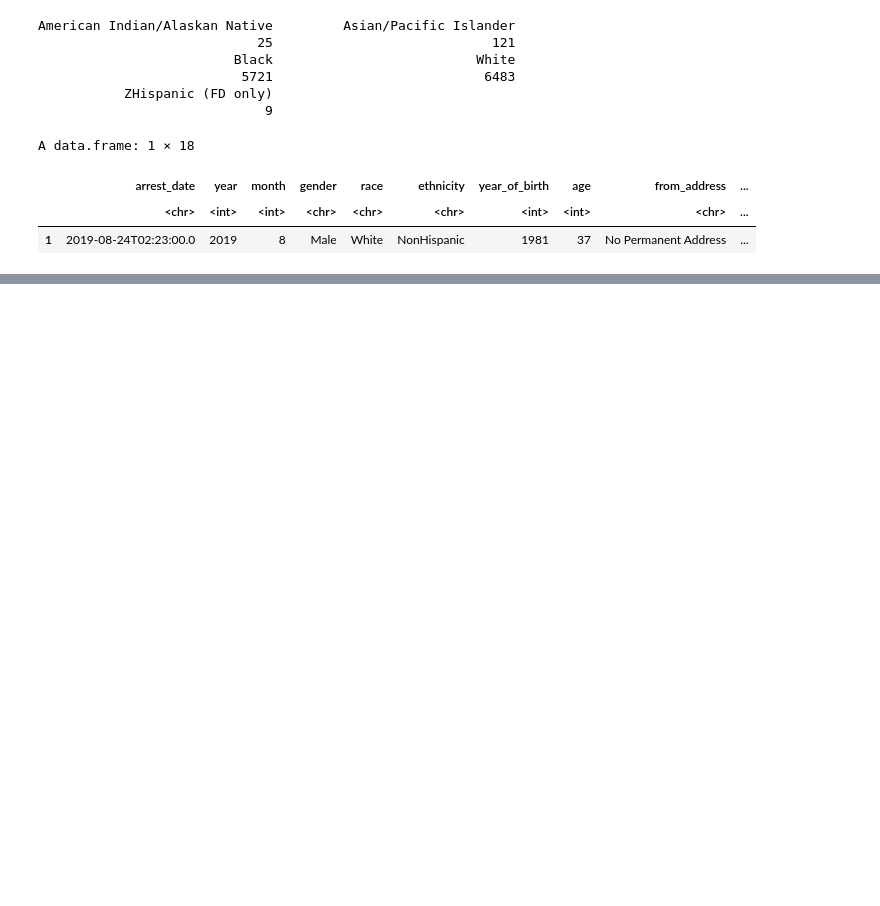
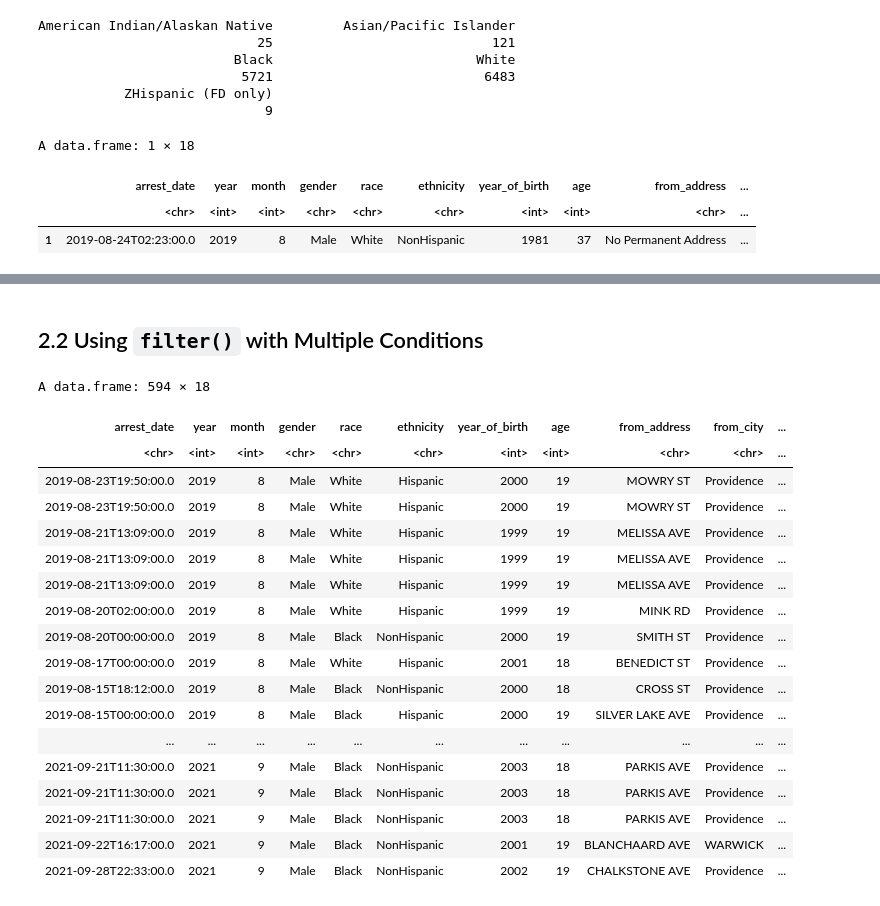
Before and after one commit to MPA-2065-FA24/mpa2065-fall2024, a Jupyter notebook: 03-1_dataframes.ipynb, the cells around one changed output, grey strips where cells are left out. Drawn from its saved outputs; the diff is of its cells as text; code cells hidden in the pictures; blank space fills up the shorter version.

```diff
--- a/03-1_dataframes.ipynb
+++ b/03-1_dataframes.ipynb
@@ -451,0 +694,30 @@ A data.frame: 1 × 18
+# %% [markdown]
+## 2.2 Using `filter()` with Multiple Conditions
+# %%
+arrests_teen_male <- arrests_df %>%
+    filter(
+        gender == "Male",
+        age < 20
+    )
+
+arrests_teen_male
+# %% [output]
+A data.frame: 594 × 18
+| arrest_date | year | month | gender | race | ethnicity | year_of_birth | age | from_address | from_city | ... |
+| <chr> | <int> | <int> | <chr> | <chr> | <chr> | <int> | <int> | <chr> | <chr> | ... |
+| 2019-08-23T19:50:00.0 | 2019 | 8 | Male | White | Hispanic | 2000 | 19 | MOWRY ST | Providence | ... |
+| 2019-08-23T19:50:00.0 | 2019 | 8 | Male | White | Hispanic | 2000 | 19 | MOWRY ST | Providence | ... |
+| 2019-08-21T13:09:00.0 | 2019 | 8 | Male | White | Hispanic | 1999 | 19 | MELISSA AVE | Providence | ... |
+| 2019-08-21T13:09:00.0 | 2019 | 8 | Male | White | Hispanic | 1999 | 19 | MELISSA AVE | Providence | ... |
+| 2019-08-21T13:09:00.0 | 2019 | 8 | Male | White | Hispanic | 1999 | 19 | MELISSA AVE | Providence | ... |
+| 2019-08-20T02:00:00.0 | 2019 | 8 | Male | White | Hispanic | 1999 | 19 | MINK RD | Providence | ... |
+| 2019-08-20T00:00:00.0 | 2019 | 8 | Male | Black | NonHispanic | 2000 | 19 | SMITH ST | Providence | ... |
+| 2019-08-17T00:00:00.0 | 2019 | 8 | Male | White | Hispanic | 2001 | 18 | BENEDICT ST | Providence | ... |
+| 2019-08-15T18:12:00.0 | 2019 | 8 | Male | Black | NonHispanic | 2000 | 18 | CROSS ST | Providence | ... |
+| 2019-08-15T00:00:00.0 | 2019 | 8 | Male | Black | Hispanic | 2000 | 19 | SILVER LAKE AVE | Providence | ... |
+| ... | ... | ... | ... | ... | ... | ... | ... | ... | ... | ... |
+| 2021-09-21T11:30:00.0 | 2021 | 9 | Male | Black | NonHispanic | 2003 | 18 | PARKIS AVE | Providence | ... |
+| 2021-09-21T11:30:00.0 | 2021 | 9 | Male | Black | NonHispanic | 2003 | 18 | PARKIS AVE | Providence | ... |
+| 2021-09-21T11:30:00.0 | 2021 | 9 | Male | Black | NonHispanic | 2003 | 18 | PARKIS AVE | Providence | ... |
+| 2021-09-22T16:17:00.0 | 2021 | 9 | Male | Black | NonHispanic | 2001 | 19 | BLANCHAARD AVE | WARWICK | ... |
+| 2021-09-28T22:33:00.0 | 2021 | 9 | Male | Black | NonHispanic | 2002 | 19 | CHALKSTONE AVE | Providence | ... |
```
Also changed, not shown: parts of 77 cells of this notebook, 12 other files.
